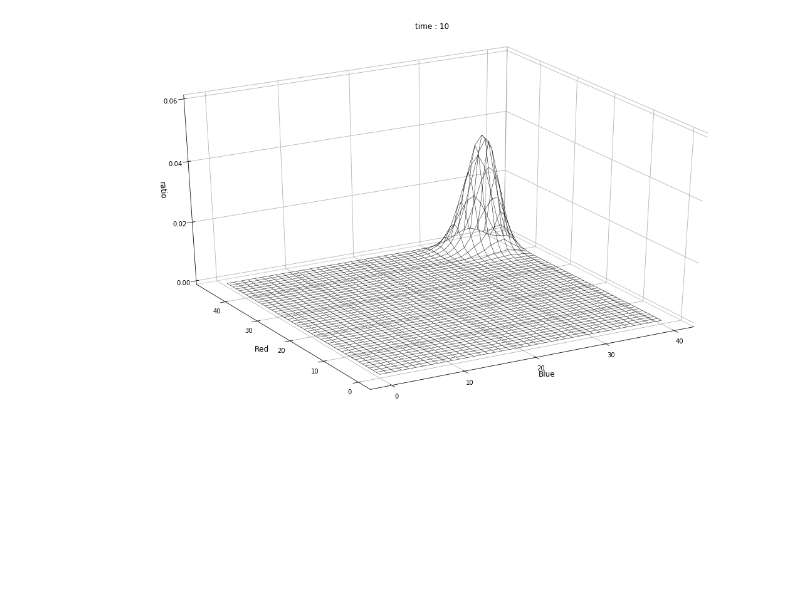
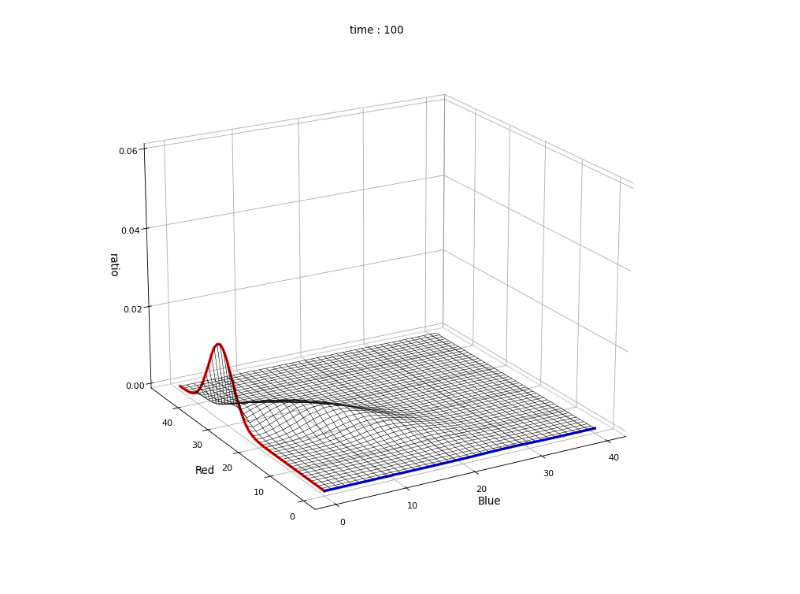
Before and after one commit to leehoon7/Lanchester, a Jupyter notebook: Untitled.ipynb, the cells around one changed output. Cells and saved outputs as stored; diff of their text form; code cells hidden in the pictures; blank space fills up the shorter version.

```diff
--- a/Untitled.ipynb
+++ b/Untitled.ipynb
@@ -102,16 +102,44 @@ def animate_(clock, ax, sim_time, results_R, results_B, batch_num, R, B):
             count_num[r_i, b_i] = np.logical_and(R_num == r_i, B_num == b_i).sum()
 
     count_num = np.clip(count_num / count_num.sum(), 0.0, 0.06)
+    R_max, B_max = np.unravel_index(np.argmax(count_num, axis=None), count_num.shape)
 
     r_grid = np.linspace(0, R, R + 1)
     b_grid = np.linspace(0, B, B + 1)
     B_grid, R_grid = np.meshgrid(b_grid, r_grid)
 
-    global wframe
-    if wframe:
-        ax.collections.remove(wframe)
+    global wframes
+    if wframes[0]:
+        for wframe in wframes:
+            try:
+                ax.collections.remove(wframe)
+            except:
+                pass
 
-    wframe = ax.plot_wireframe(B_grid, R_grid, count_num, color='black', rstride=1, cstride=1, linewidth=0.5)
+    global max_all
+    max_all.append([B_max, R_max, np.max(count_num, axis=None)])
+
+    B_finished = count_num[0].copy()
+    R_finished = count_num[:, 0].copy()
+
+    if wframes[0]:
+        wframes[3].set_data(np.zeros_like(R_finished), np.linspace(0, R, R+1))
+        wframes[3].set_3d_properties(R_finished)
+        wframes[4].set_data(np.linspace(0, B, B+1), np.zeros_like(B_finished))
+        wframes[4].set_3d_properties(B_finished)
+        wframes[5].set_data(np.array(max_all)[:, 0], np.array(max_all)[:, 1])
+        wframes[5].set_3d_properties(np.array(max_all)[:, 2])
+    else:
+        wframes[3] = ax.plot(np.zeros_like(R_finished), np.linspace(0, R, R+1),
+                             R_finished, linewidth=3, color='red')[0]
+        wframes[4] = ax.plot(np.linspace(0, B, B+1), np.zeros_like(B_finished),
+                             B_finished, linewidth=3, color='blue')[0]
+        wframes[5] = ax.plot(np.array(max_all)[:, 0], np.array(max_all)[:, 1],
+                             np.array(max_all)[:, 2], color='green', linewidth=2)[0]
+
+    wframes[0] = ax.plot_wireframe(B_grid, R_grid, count_num,
+                                   color='black', rstride=1, cstride=1, linewidth=0.5)
+
     fig.tight_layout()
     fig.suptitle('time : ' + str(clock))
 
@@ -129,15 +157,15 @@ def animate_(clock, ax, sim_time, results_R, results_B, batch_num, R, B):
     ax.set_yticks(np.arange(0, R+1, 10))
     ax.set_zticks(np.linspace(0.00, 0.06, 4))
 
-    ax.view_init(elev=30., azim=240)
+    ax.view_init(elev=20., azim=240)
 
     return fig
 # %%
-fig, ax = plt.subplots(ncols=1, figsize=(15, 9), subplot_kw={"projection":"3d"})
-wframe = None
-_ = animate_(10, ax, sim_time, results_R, results_B, batch_num, R, B)
+fig, ax = plt.subplots(ncols=1, figsize=(15, 9), subplot_kw={"projection":"3d"}, dpi=80)
+wframes, max_all = [None for _ in range(6)], []
+_ = animate_(100, ax, sim_time, results_R, results_B, batch_num, R, B)
 # %% [output]
-[figure, old version]
+[figure, new version]
 # %%
 from functools import partial
 from matplotlib import animation
```
Also changed, not shown: parts of 4 cells of this notebook, 1 other file.
